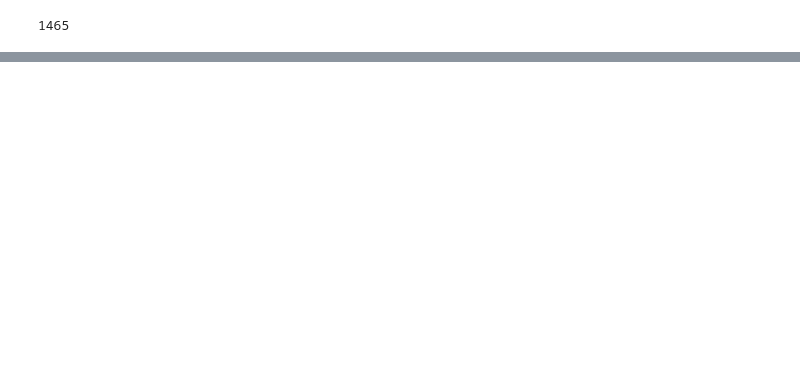
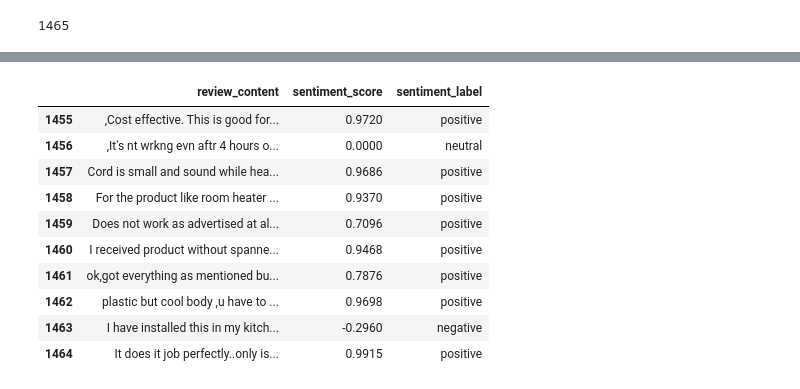
Before and after one commit to ibrahim-alatyan/RAG-Chatbot-and-Sentiment-Analysis, a Jupyter notebook: excel_analysis.ipynb, the cells around one changed output, grey strips where cells are left out. Cells and saved outputs as stored; diff of their text form; code cells hidden in the pictures; blank space fills up the shorter version.

Commit message:
Do sentiment analysis

```diff
--- a/excel_analysis.ipynb
+++ b/excel_analysis.ipynb
@@ -248,0 +275,34 @@ df.to_sql("amazon review", conn, if_exists="replace", index=False)
+# %%
+sia = SentimentIntensityAnalyzer()
+
+TEXT_COL = "review_content"   # this is column that i will analysis, you can change it
+OUT_SCORE_COL = "sentiment_score"
+OUT_LABEL_COL = "sentiment_label"
+
+# score
+df[OUT_SCORE_COL] = df[TEXT_COL].apply(lambda t: sia.polarity_scores(str(t))["compound"])
+
+# label the column
+def label_from_compound(c):
+    if c >= 0.05:
+        return "positive"
+    if c <= -0.05:
+        return "negative"
+    return "neutral"
+
+df[OUT_LABEL_COL] = df[OUT_SCORE_COL].apply(label_from_compound)
+
+# preview results
+df[[TEXT_COL, OUT_SCORE_COL, OUT_LABEL_COL]].tail(10)
+# %% [output]
+|  | review_content | sentiment_score | sentiment_label |
+| 1455 | ,Cost effective. This is good for... | 0.9720 | positive |
+| 1456 | ,It's nt wrkng evn aftr 4 hours o... | 0.0000 | neutral |
+| 1457 | Cord is small and sound while hea... | 0.9686 | positive |
+| 1458 | For the product like room heater ... | 0.9370 | positive |
+| 1459 | Does not work as advertised at al... | 0.7096 | positive |
+| 1460 | I received product without spanne... | 0.9468 | positive |
+| 1461 | ok,got everything as mentioned bu... | 0.7876 | positive |
+| 1462 | plastic but cool body ,u have to ... | 0.9698 | positive |
+| 1463 | I have installed this in my kitch... | -0.2960 | negative |
+| 1464 | It does it job perfectly..only is... | 0.9915 | positive |
```
Also changed, not shown: parts of 14 cells of this notebook, 2 other files.
